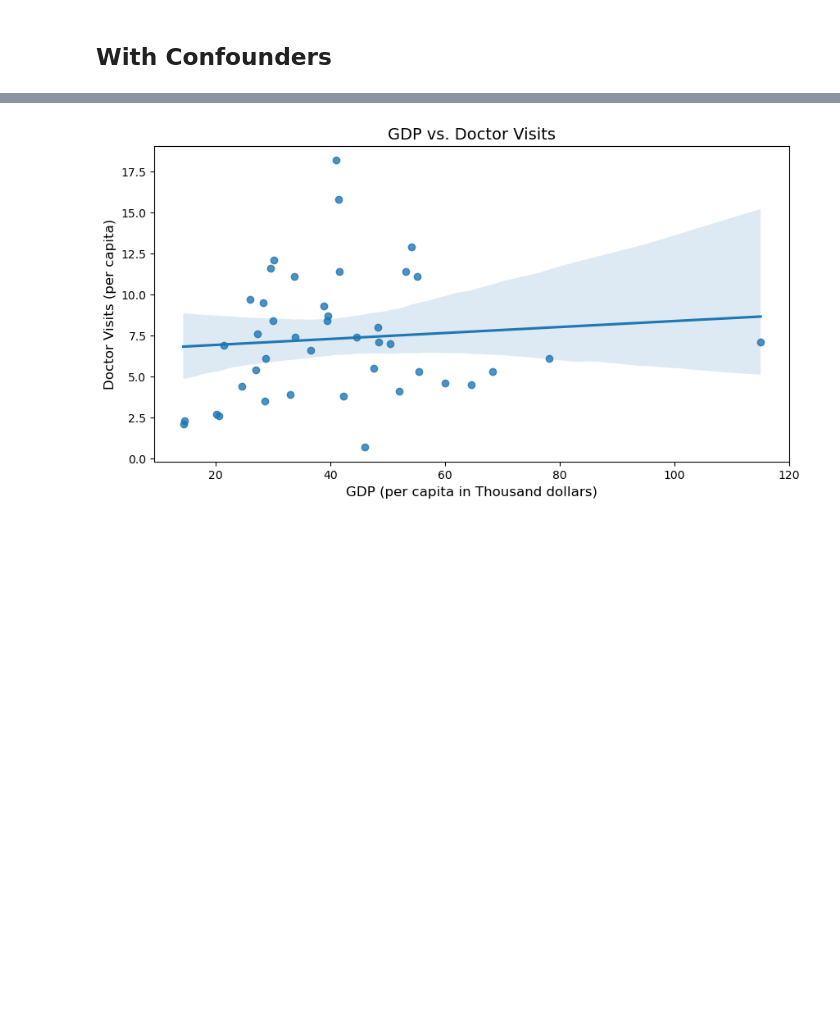
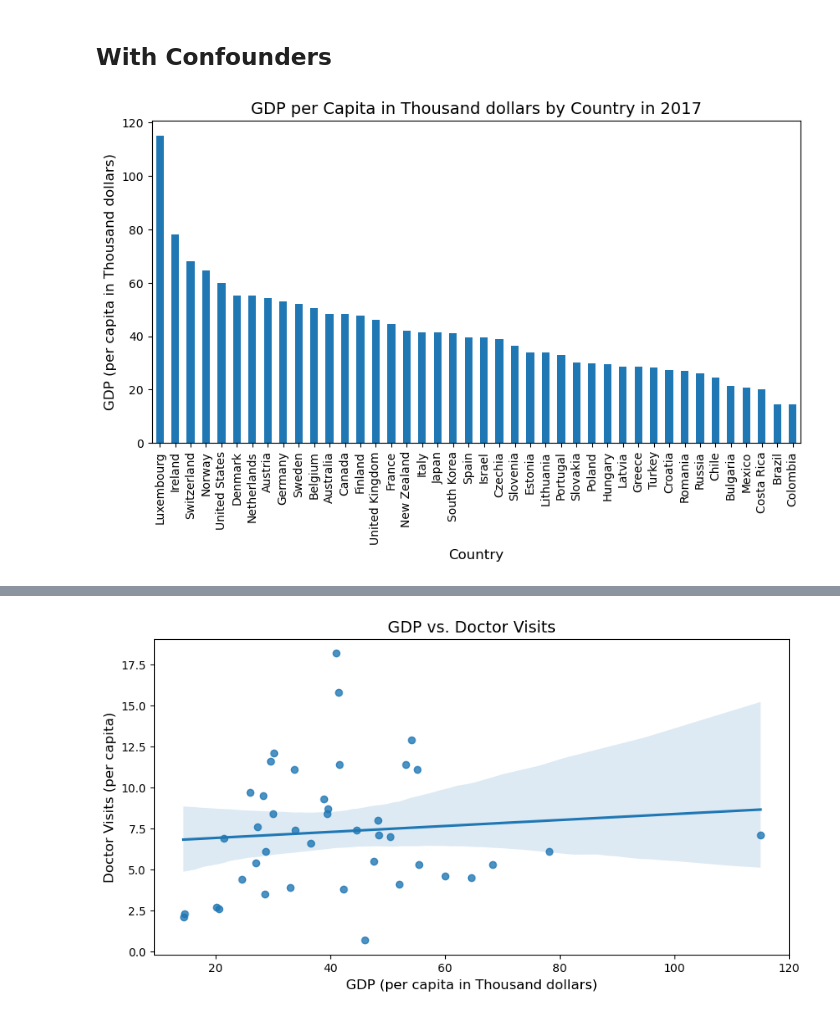
Before and after one commit to matteocasolari/myths-vs-data, a Jupyter notebook: 01_an_apple_a_day/notebooks/01_an_apple_a_day.ipynb, the cells around one changed output, grey strips where cells are left out. Cells and saved outputs as stored; diff of their text form; code cells hidden in the pictures; blank space fills up the shorter version.

```diff
--- a/01_an_apple_a_day/notebooks/01_an_apple_a_day.ipynb
+++ b/01_an_apple_a_day/notebooks/01_an_apple_a_day.ipynb
@@ -162,3 +162,22 @@ df_gdp = pd.read_csv("../data/processed/gdp.csv")
 df_age = pd.read_csv("../data/processed/median-age.csv")
 # %%
 df = df.merge(df_gdp, on=["country", "year"]).merge(df_age, on=["country", "year"])
+# %%
+ax = df.sort_values(by="gdp_per_capita_k", ascending=False).plot(
+    x="country",
+    y="gdp_per_capita_k",
+    kind="bar",
+    figsize=figsize,
+    legend=False,
+)
+
+set_plot_labels(
+    ax=ax,
+    xlabel="Country",
+    ylabel="GDP (per capita in Thousand dollars)",
+    title=f"GDP per Capita in Thousand dollars by Country in {chosen_year}",
+)
+plt.xticks(rotation=90)
+plt.show()
+# %% [output]
+[figure, added]
```
Also changed, not shown: parts of 1 cell of this notebook.
